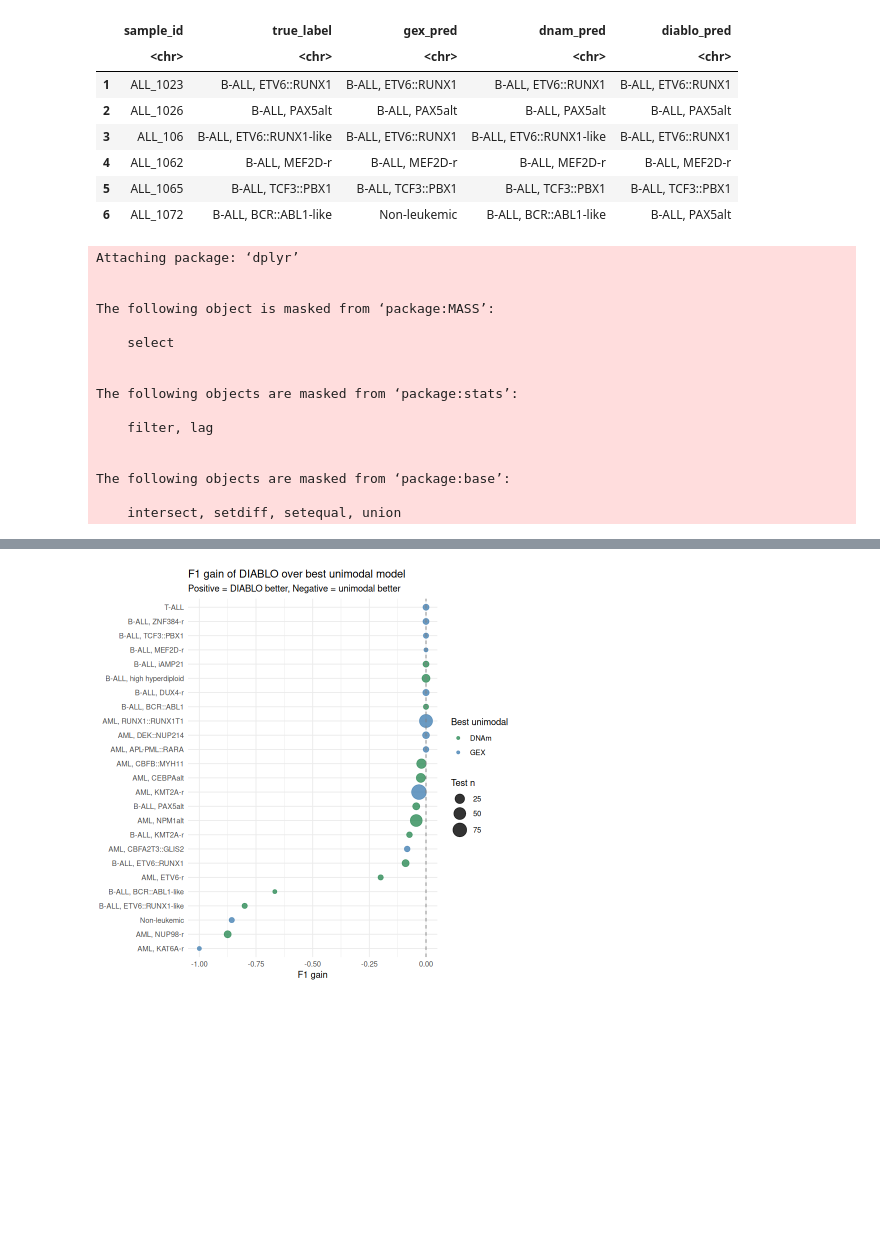
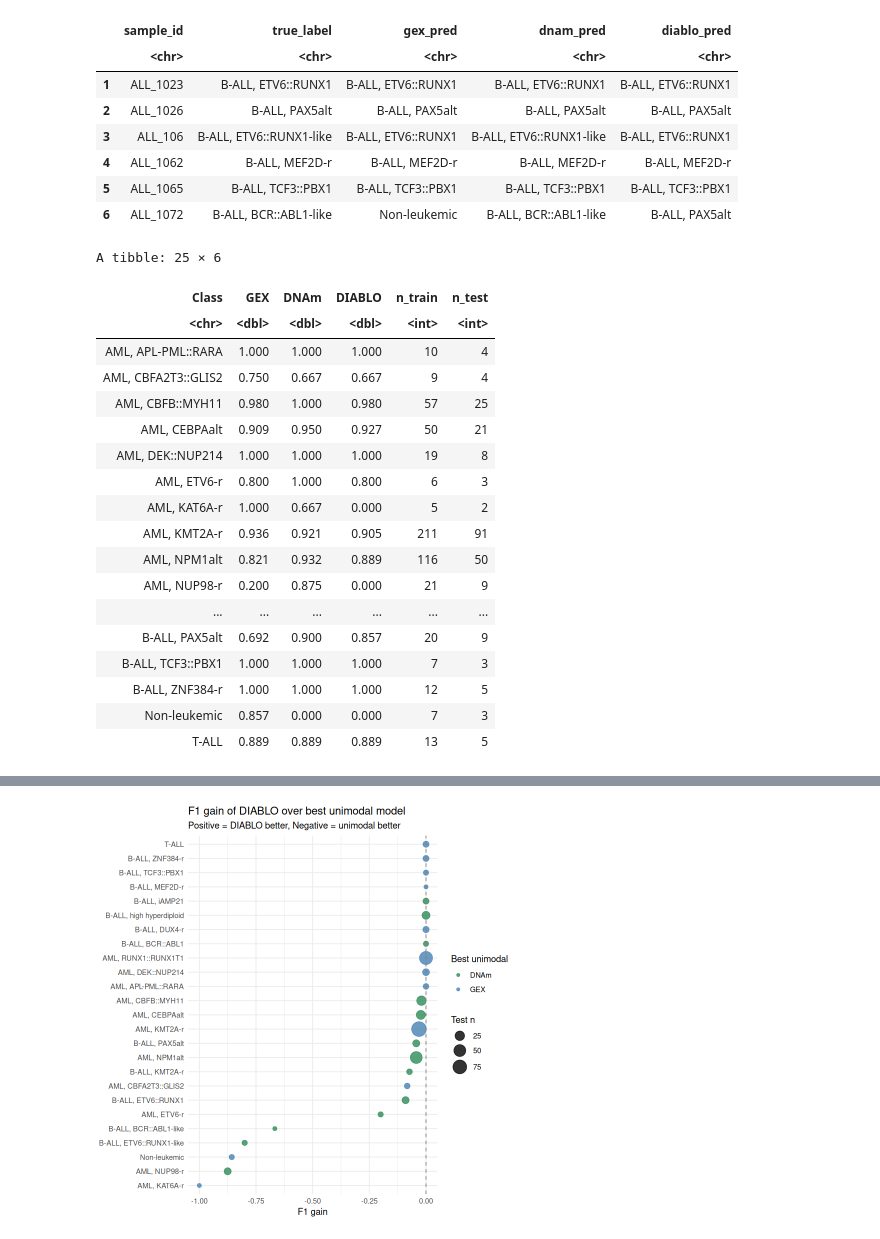
Before and after one commit to Molmed/pallas, a Jupyter notebook: R/mixomics_evaluate_model.ipynb, the cells around one changed output, grey strips where cells are left out. Cells and saved outputs as stored; diff of their text form; code cells hidden in the pictures; blank space fills up the shorter version.

```diff
--- a/R/mixomics_evaluate_model.ipynb
+++ b/R/mixomics_evaluate_model.ipynb
@@ -149,50 +186,58 @@ library(dplyr)
 library(tidyr)
 library(ggrepel)
 
 # Per-class F1
 per_class_f1 <- function(true, pred, classes) {
   do.call(rbind, lapply(classes, function(c) {
     tp <- sum(pred == c & true == c)
     fp <- sum(pred == c & true != c)
     fn <- sum(pred != c & true == c)
     precision <- ifelse((tp + fp) == 0, 0, tp / (tp + fp))
     recall    <- ifelse((tp + fn) == 0, 0, tp / (tp + fn))
     f1        <- ifelse((precision + recall) == 0, 0,
                         2 * precision * recall / (precision + recall))
     data.frame(Class = c, Precision = round(precision, 3),
                Recall = round(recall, 3), F1 = round(f1, 3))
   }))
 }
 
 classes <- levels(Y_test)
 
 f1_gex    <- per_class_f1(Y_test, gex_class,    classes); f1_gex$Model    <- "GEX"
 f1_dnam   <- per_class_f1(Y_test, dnam_class,   classes); f1_dnam$Model   <- "DNAm"
 f1_diablo <- per_class_f1(Y_test, diablo_class, classes); f1_diablo$Model <- "DIABLO"
 
 f1_all  <- rbind(f1_gex, f1_dnam, f1_diablo)
 f1_wide <- f1_all |> select(Class, Model, F1) |>
   pivot_wider(names_from = Model, values_from = F1)
 
 # Add class sizes
-class_n        <- as.data.frame(table(Y_test))
-colnames(class_n) <- c("Class", "n")
-f1_wide        <- left_join(f1_wide, class_n, by = "Class")
+class_n_train       <- as.data.frame(table(Y_train))
+colnames(class_n_train) <- c("Class", "n_train")
+f1_wide        <- left_join(f1_wide, class_n_train, by = "Class")
+
+class_n_test        <- as.data.frame(table(Y_test))
+colnames(class_n_test) <- c("Class", "n_test")
+f1_wide        <- left_join(f1_wide, class_n_test, by = "Class")
+f1_wide
 # %% [output]
-Attaching package: ‘dplyr’
-
-
-The following object is masked from ‘package:MASS’:
-
-    select
-
-
-The following objects are masked from ‘package:stats’:
-
-    filter, lag
-
-
-The following objects are masked from ‘package:base’:
-
-    intersect, setdiff, setequal, union
+A tibble: 25 × 6
+| Class | GEX | DNAm | DIABLO | n_train | n_test |
+| <chr> | <dbl> | <dbl> | <dbl> | <int> | <int> |
+| AML, APL-PML::RARA | 1.000 | 1.000 | 1.000 | 10 | 4 |
+| AML, CBFA2T3::GLIS2 | 0.750 | 0.667 | 0.667 | 9 | 4 |
+| AML, CBFB::MYH11 | 0.980 | 1.000 | 0.980 | 57 | 25 |
+| AML, CEBPAalt | 0.909 | 0.950 | 0.927 | 50 | 21 |
+| AML, DEK::NUP214 | 1.000 | 1.000 | 1.000 | 19 | 8 |
+| AML, ETV6-r | 0.800 | 1.000 | 0.800 | 6 | 3 |
+| AML, KAT6A-r | 1.000 | 0.667 | 0.000 | 5 | 2 |
+| AML, KMT2A-r | 0.936 | 0.921 | 0.905 | 211 | 91 |
+| AML, NPM1alt | 0.821 | 0.932 | 0.889 | 116 | 50 |
+| AML, NUP98-r | 0.200 | 0.875 | 0.000 | 21 | 9 |
+| ... | ... | ... | ... | ... | ... |
+| B-ALL, PAX5alt | 0.692 | 0.900 | 0.857 | 20 | 9 |
+| B-ALL, TCF3::PBX1 | 1.000 | 1.000 | 1.000 | 7 | 3 |
+| B-ALL, ZNF384-r | 1.000 | 1.000 | 1.000 | 12 | 5 |
+| Non-leukemic | 0.857 | 0.000 | 0.000 | 7 | 3 |
+| T-ALL | 0.889 | 0.889 | 0.889 | 13 | 5 |
 # %%
```
Also changed, not shown: parts of 8 cells of this notebook.
